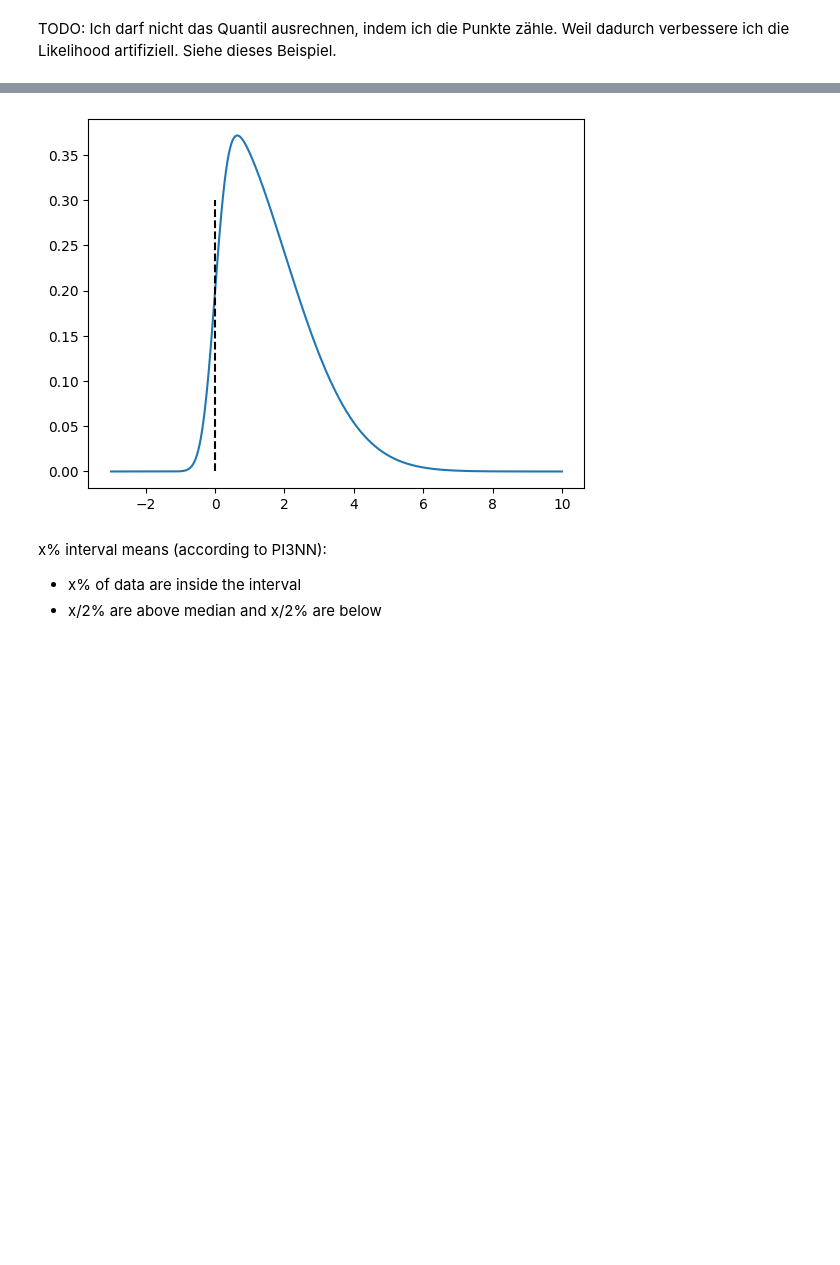
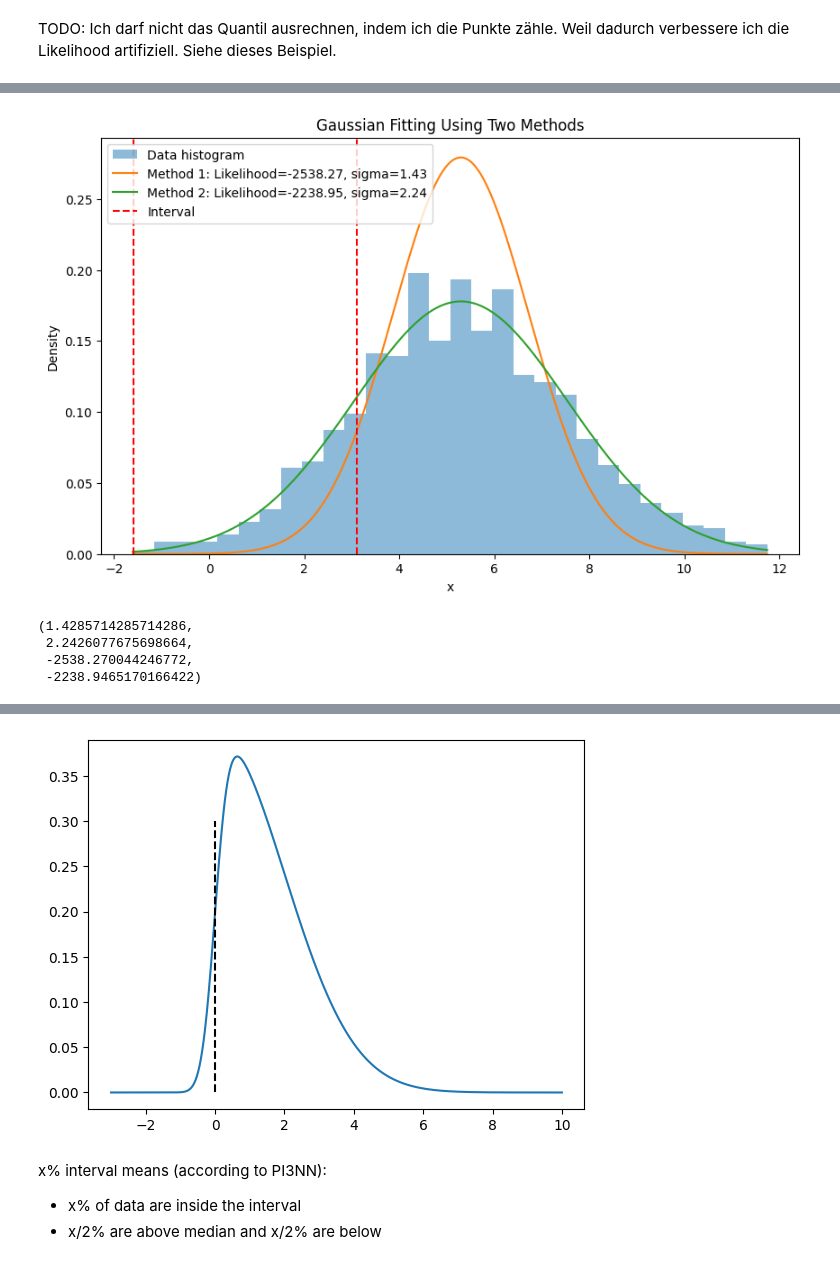
Before and after one commit to RiccardoFrenner/finn-nnpie, a Jupyter notebook: src/tmp_test.ipynb, the cells around one changed output, grey strips where cells are left out. Saved outputs shown, nothing was run; the diff lists cells and outputs as text; code cells hidden in the pictures; blank space fills up the shorter version.

```diff
--- a/src/tmp_test.ipynb
+++ b/src/tmp_test.ipynb
@@ -67,0 +129,62 @@ TODO: Ich darf nicht das Quantil ausrechnen, indem ich die Punkte zähle. Weil d
+# %%
+import numpy as np
+import matplotlib.pyplot as plt
+from scipy.stats import norm
+
+# Generate random data from a normal distribution
+np.random.seed(0)
+data = np.random.normal(loc=5.4, scale=2.3, size=1000)
+
+# Define the interval
+interval = (-1.6, 3.1)
+
+# Compute the mean and standard deviation using both methods
+mean_data = np.mean(data)
+
+# Method 1: Interval for sigma estimation
+# The 5th and 95th percentiles of a standard normal distribution are -1.645 and 1.645, respectively
+sigma1 = (interval[1] - interval[0]) / (2 * 1.645)
+
+# Method 2: Counting points outside of interval
+# n_outside = np.sum((data < interval[0]) | (data > interval[1]))
+# p_outside = n_outside / len(data)  # Proportion of points outside the interval
+p_above = np.count_nonzero(data > interval[1]) / len(data)
+p_below = np.count_nonzero(data < interval[0]) / len(data)
+
+# Proportion outside the interval for a normal distribution is 2*(1-CDF(interval))
+# p_gaussian_outside = 2 * (1 - norm.cdf(1, loc=0, scale=1))  # for standard normal
+# sigma2 = (interval[1] - interval[0]) / (2 * norm.ppf(1 - p_gaussian_outside / 2))
+sigma2 = (interval[1] - interval[0]) / (norm.ppf(1 - p_above) - norm.ppf(p_below))
+
+# Likelihood calculation
+def gaussian_likelihood(data, mean, sigma):
+    return norm.logpdf(data, loc=mean, scale=sigma).sum()
+
+likelihood1 = gaussian_likelihood(data, mean_data, sigma1)
+likelihood2 = gaussian_likelihood(data, mean_data, sigma2)
+
+# Visualization
+x = np.linspace(min(data), max(data), 1000)
+pdf1 = norm.pdf(x, mean_data, sigma1)
+pdf2 = norm.pdf(x, mean_data, sigma2)
+
+plt.figure(figsize=(10, 6))
+plt.hist(data, bins=30, density=True, alpha=0.5, label="Data histogram")
+plt.plot(x, pdf1, label=f"Method 1: Likelihood={likelihood1:.2f}, sigma={sigma1:.2f}")
+plt.plot(x, pdf2, label=f"Method 2: Likelihood={likelihood2:.2f}, sigma={sigma2:.2f}")
+plt.axvline(interval[0], color='r', linestyle='--', label='Interval')
+plt.axvline(interval[1], color='r', linestyle='--')
+
+plt.title("Gaussian Fitting Using Two Methods")
+plt.xlabel("x")
+plt.ylabel("Density")
+plt.legend()
+plt.show()
+
+(sigma1, sigma2, likelihood1, likelihood2)
+# %% [output]
+[figure, added]
+(1.4285714285714286,
+ 2.2426077675698664,
+ -2538.270044246772,
+ -2238.9465170166422)
```
Also changed, not shown: parts of 8 cells of this notebook, 3 other files.
